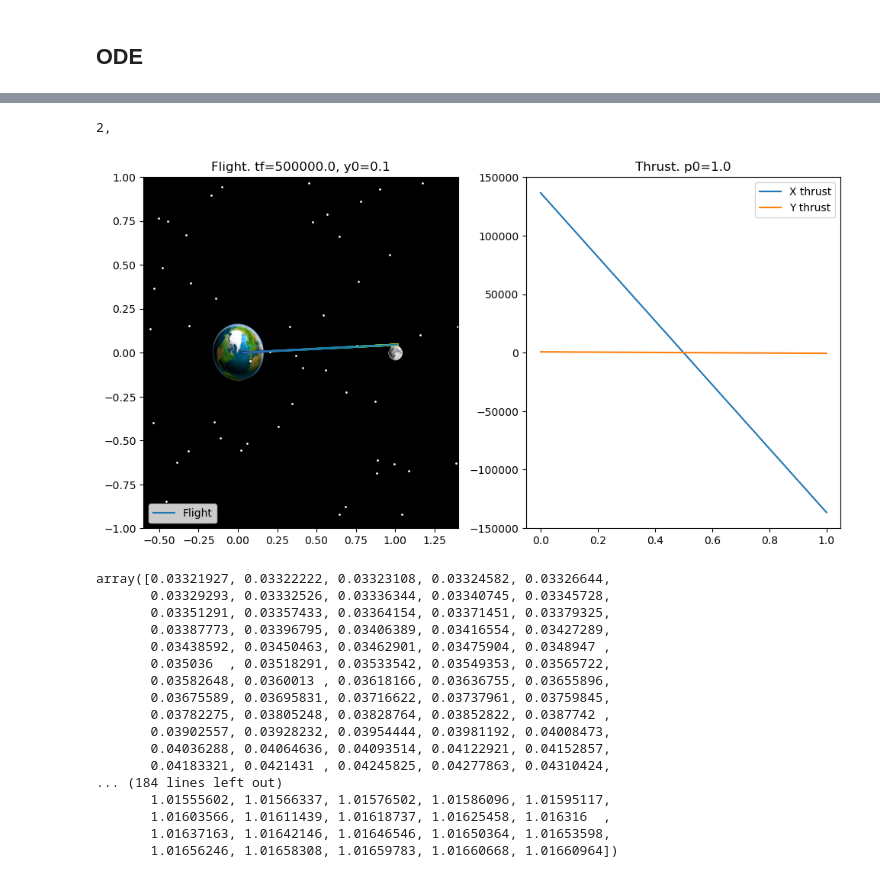
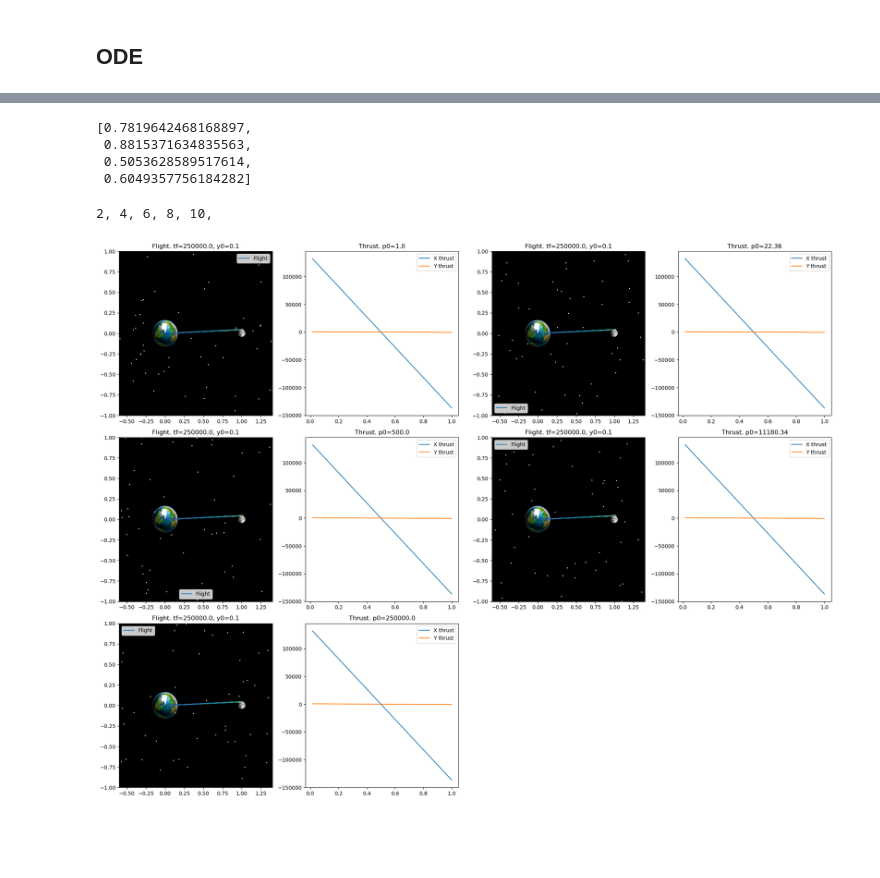
Before and after one commit to binDebug3/OrbitalTrajectory, a Jupyter notebook: dylan.ipynb, the cells around one changed output, grey strips where cells are left out. Drawn from its saved outputs; the diff is of its cells as text; code cells hidden in the pictures; blank space fills up the shorter version.

```diff
--- a/dylan.ipynb
+++ b/dylan.ipynb
@@ -538,10 +611,21 @@ Moon location: [0.918559375000001, 1.081440624999999, -0.081440625, 0.081440625]
+# %%
+# Plot the moon on the unit circle at angle 33.721
+moon_pos = (np.cos(moon_angle_radians), np.sin(moon_angle_radians))
+scaled_radius = multiplier*(Rm / Lm)
+moon_pos = [moon_pos[0] - scaled_radius, moon_pos[0] + scaled_radius, moon_pos[1] - scaled_radius, moon_pos[1] + scaled_radius]
+moon_pos
+# %% [output]
+[0.7819642468168897,
+ 0.8815371634835563,
+ 0.5053628589517614,
+ 0.6049357756184282]
 # %%
 r1 = 5
 r2 = 5
 count = 0
 plt.figure(figsize=(20, 60))
 for i, y_guess in enumerate(np.geomspace(0.1, 500, num=r1)):
-    for j, p_guess in enumerate(np.geomspace(1, 25000, num=r2)):
+    for j, p_guess in enumerate(np.geomspace(1, 250000, num=r2)):
         t = np.linspace(0, 1, n)
         y = np.array([np.linspace(Re, Lm, n), np.full(n, 0.001) * y_guess, np.ones(n) * y_guess,
                       np.ones(n) * y_guess, np.ones(n) * y_guess, np.ones(n) * y_guess, np.ones(n) * y_guess,
@@ -549,7 +633,7 @@ for i, y_guess in enumerate(np.geomspace(0.1, 500, num=r1)):
         p0 = np.array([p_guess])
         res = solve_bvp(update, bc, t, y, p=p0)
 
-        t_plot = np.linspace(0, 1, n)
+        t_plot = np.linspace(Re/Lm, 1, n)
         x_plot = res.sol(t_plot)[0]
         y_plot = res.sol(t_plot)[1]
         px_plot = res.sol(t_plot)[6]
@@ -571,53 +655,33 @@ for i, y_guess in enumerate(np.geomspace(0.1, 500, num=r1)):
         a[1] -= (multiplier - 1)
         plt.imshow(moon_img, extent=a, aspect='auto')  # Normalize extent
         plt.gca().set_facecolor('black')
         plt.ylim(-1, 1)  # Set y-axis limits to -1 to 1
         plt.xlim(-0.6, 1.4)  # Set x-axis limits to 0 to 1
 
         stars = 50
         star_x = np.random.uniform(xlim_min, xlim_max, stars)
         star_y = np.random.uniform(ylim_min, ylim_max, stars)
 
         plt.scatter(star_x, star_y, c='white', s=1)  # Add stars to the background
 
         plt.legend()
         plt.title(f"Flight. tf={round(res.p[0], 2)}, y0={round(y_guess, 2)}")
         plt.set_cmap("viridis")
 
         plt.subplot((r2 * r1) // 2, 4, 2 + count)
         plt.plot(t_plot, ux_plot, label="X thrust")
         plt.plot(t_plot, uy_plot, label="Y thrust")
         plt.title(f"Thrust. p0={round(p_guess, 2)}")
         plt.legend()
         count += 2
         if count >= ((r2 * r1) // 2) * 4:
             break
         print(count, end=", ")
 
-        break
+        # break
     break
 plt.tight_layout()
 plt.show()
 # %% [output]
-2,
+2, 4, 6, 8, 10,
-[figure, old version]
+[figure, new version]
-# %%
-(x_plot) / Lm + Re/Lm
-# %% [output]
-array([0.03321927, 0.03322222, 0.03323108, 0.03324582, 0.03326644,
-       0.03329293, 0.03332526, 0.03336344, 0.03340745, 0.03345728,
-       0.03351291, 0.03357433, 0.03364154, 0.03371451, 0.03379325,
-       0.03387773, 0.03396795, 0.03406389, 0.03416554, 0.03427289,
-       0.03438592, 0.03450463, 0.03462901, 0.03475904, 0.0348947 ,
-       0.035036  , 0.03518291, 0.03533542, 0.03549353, 0.03565722,
-       0.03582648, 0.0360013 , 0.03618166, 0.03636755, 0.03655896,
-       0.03675589, 0.03695831, 0.03716622, 0.03737961, 0.03759845,
-       0.03782275, 0.03805248, 0.03828764, 0.03852822, 0.0387742 ,
-       0.03902557, 0.03928232, 0.03954444, 0.03981192, 0.04008473,
-       0.04036288, 0.04064636, 0.04093514, 0.04122921, 0.04152857,
-       0.04183321, 0.0421431 , 0.04245825, 0.04277863, 0.04310424,
-... (184 lines left out)
-       1.01555602, 1.01566337, 1.01576502, 1.01586096, 1.01595117,
-       1.01603566, 1.01611439, 1.01618737, 1.01625458, 1.016316  ,
-       1.01637163, 1.01642146, 1.01646546, 1.01650364, 1.01653598,
-       1.01656246, 1.01658308, 1.01659783, 1.01660668, 1.01660964])
```
Also changed, not shown: parts of 4 cells of this notebook.
